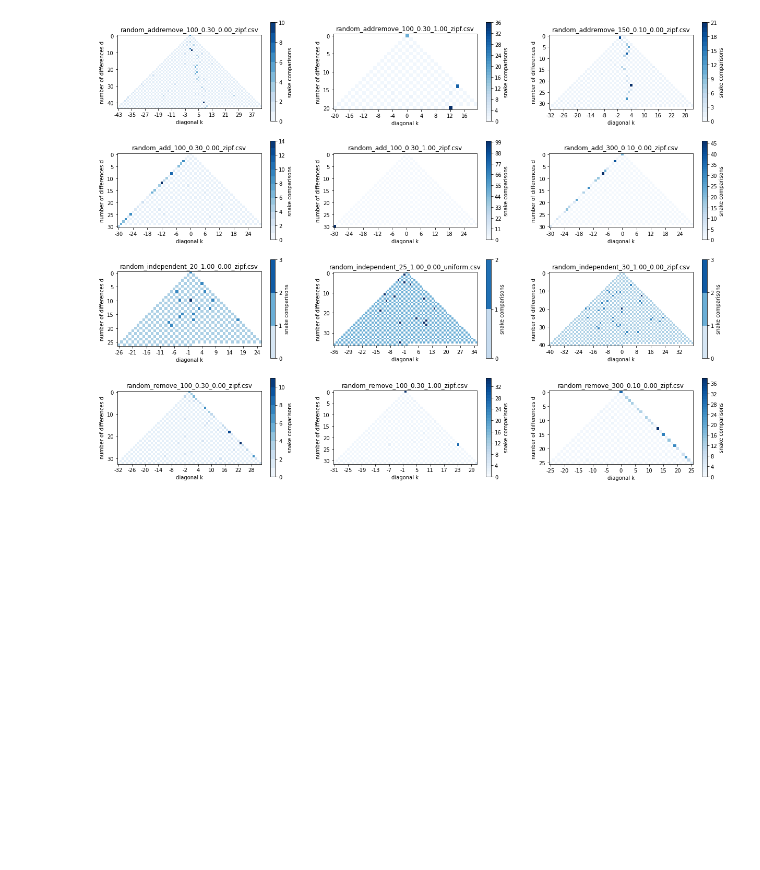
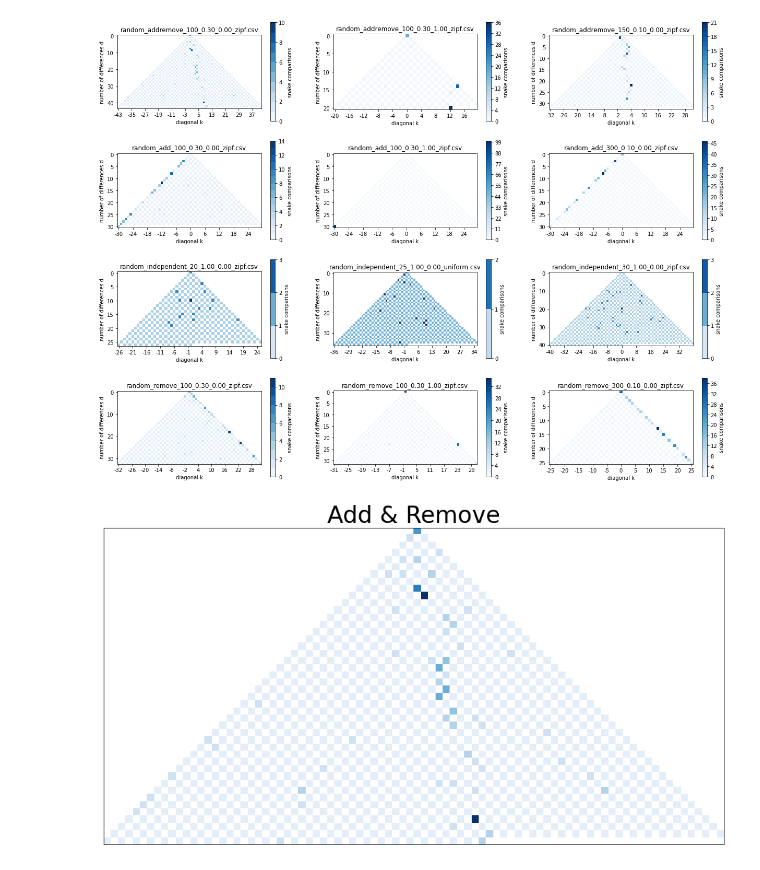
Before and after one commit to tehwalris/mpi-myers-diff, a Jupyter notebook: notebooks/snake_iterations.ipynb, the cells around one changed output. Drawn from its saved outputs; the diff is of its cells as text; code cells hidden in the pictures; blank space fills up the shorter version.

Commit message:
added snake_iteration plots for presentation

```diff
--- a/notebooks/snake_iterations.ipynb
+++ b/notebooks/snake_iterations.ipynb
@@ -6,11 +6,11 @@ import pandas as pd
 from matplotlib import pyplot as plt
 # %%
 results_folder = '../benchmarks/snakes/'
-results = []
+results = {}
 for csv_file in os.scandir(results_folder):
     raw_benchmark_results = pd.read_csv(csv_file.path)
     results_table = raw_benchmark_results.pivot(index='d', columns='k', values='comparisons')
-    results.append((csv_file.name, results_table))
+    results[csv_file.name] = results_table
 # %%
 fig, ax = plt.subplots(math.ceil(len(results) / 3), 3, figsize=(21, math.ceil(len(results) / 3) * 4))
 
@@ -29,3 +29,15 @@ for idx, (test_case, results_table) in enumerate(results):
     colorbar.set_label('snake comparisons')
 # %% [output]
 [figure]
+# %%
+results_table = results["random_addremove_100_0.30_0.00_zipf.csv"]
+
+plt.rcParams['font.size'] = '28'
+
+fig= plt.figure(figsize=(16,9))
+plt.title("Add & Remove")
+plt.xticks([])
+plt.yticks([])
+heatmap = plt.imshow(results_table, cmap='Blues', vmin=0)
+# %% [output]
+[figure, added]
```
Also changed, not shown: parts of 4 cells of this notebook.
